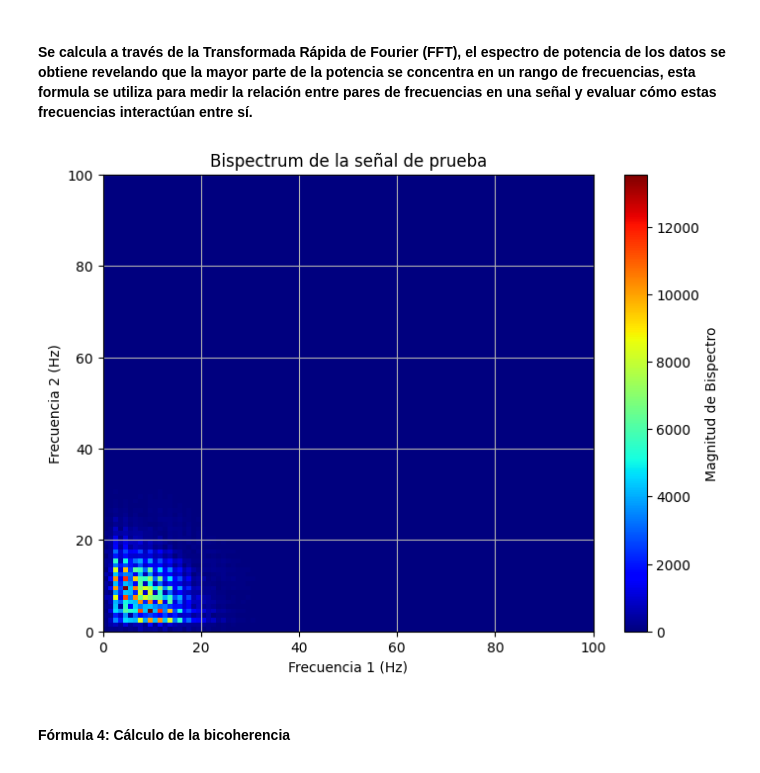
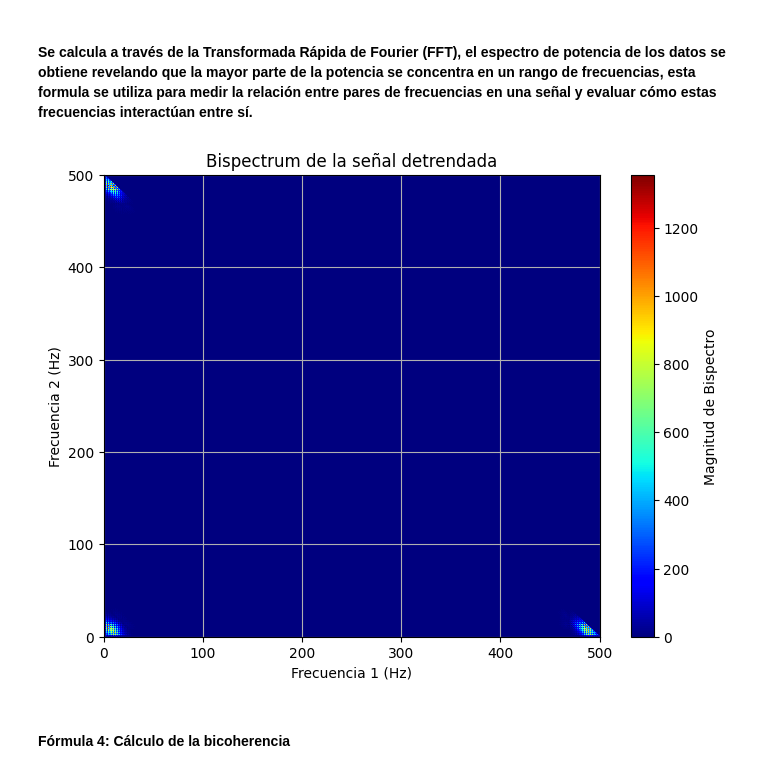
Before and after one commit to juandayo001/Biose-ales_20242, a Jupyter notebook: proyecto2biosenales.ipynb, the cells around one changed output. Drawn from its saved outputs; the diff is of its cells as text; code cells hidden in the pictures.

```diff
--- a/proyecto2biosenales.ipynb
+++ b/proyecto2biosenales.ipynb
@@ -193,25 +193,29 @@ def bispectrum(signal, n_segments):
                 if f1 + f2 < N:
                     bispec[f1, f2] += X[f1] * X[f2] * np.conj(X[f1 + f2])
 
+    # Promediar el bispectro
+    bispec /= n_segments
+
     return bispec
-
-# Calcular el bispectro
-bispec = bispectrum(x_nuevo, n_segments=10)
-
-# Graficar el bispectro
-bispec_magnitude = np.abs(bispec)
-plt.figure(figsize=(8, 6))
-plt.imshow(bispec_magnitude, extent=[0, bispec.shape[0], 0, bispec.shape[1]], cmap='jet', aspect='auto', origin='lower')
-plt.colorbar(label='Magnitud de Bispectro')
-plt.title('Bispectrum de la señal de prueba')
-plt.xlabel('Frecuencia 1 (Hz)')
-plt.ylabel('Frecuencia 2 (Hz)')
-plt.xlim(0, 100)  # Ajustar límites de frecuencia
-plt.ylim(0, 100)
-plt.grid(True)
-plt.show()
-# %% [output]
-[figure, removed]
+# %%
+bispec = bispectrum(x_nuevo, n_segments=10)
+
+bispec_magnitude = np.abs(bispec)
+
+# Graficar el bispectro
+plt.figure(figsize=(8, 6))
+plt.imshow(bispec_magnitude, extent=[0, bispec.shape[0], 0, bispec.shape[1]],
+           cmap='jet', aspect='auto', origin='lower')
+plt.colorbar(label='Magnitud de Bispectro')
+plt.title('Bispectrum de la señal detrendada')
+plt.xlabel('Frecuencia 1 (Hz)')
+plt.ylabel('Frecuencia 2 (Hz)')
+plt.xlim(0, bispec.shape[0])  # Ajustar límites de frecuencia según el tamaño
+plt.ylim(0, bispec.shape[1])
+plt.grid(True)
+plt.show()
+# %% [output]
+[figure, added]
 # %% [markdown]
 #### Fórmula 4: Cálculo de la bicoherencia
 # %%
```
Also changed, not shown: parts of 6 cells of this notebook.
